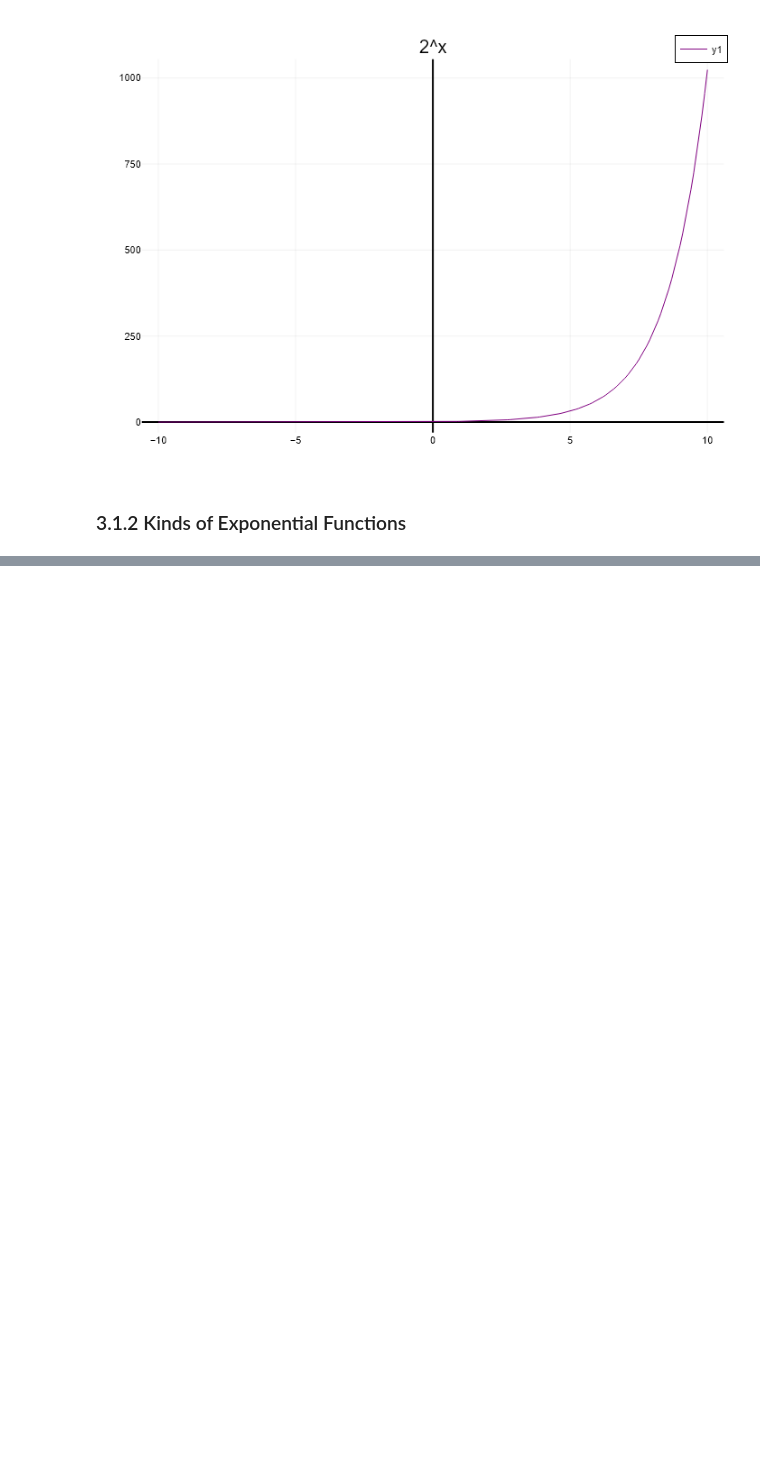
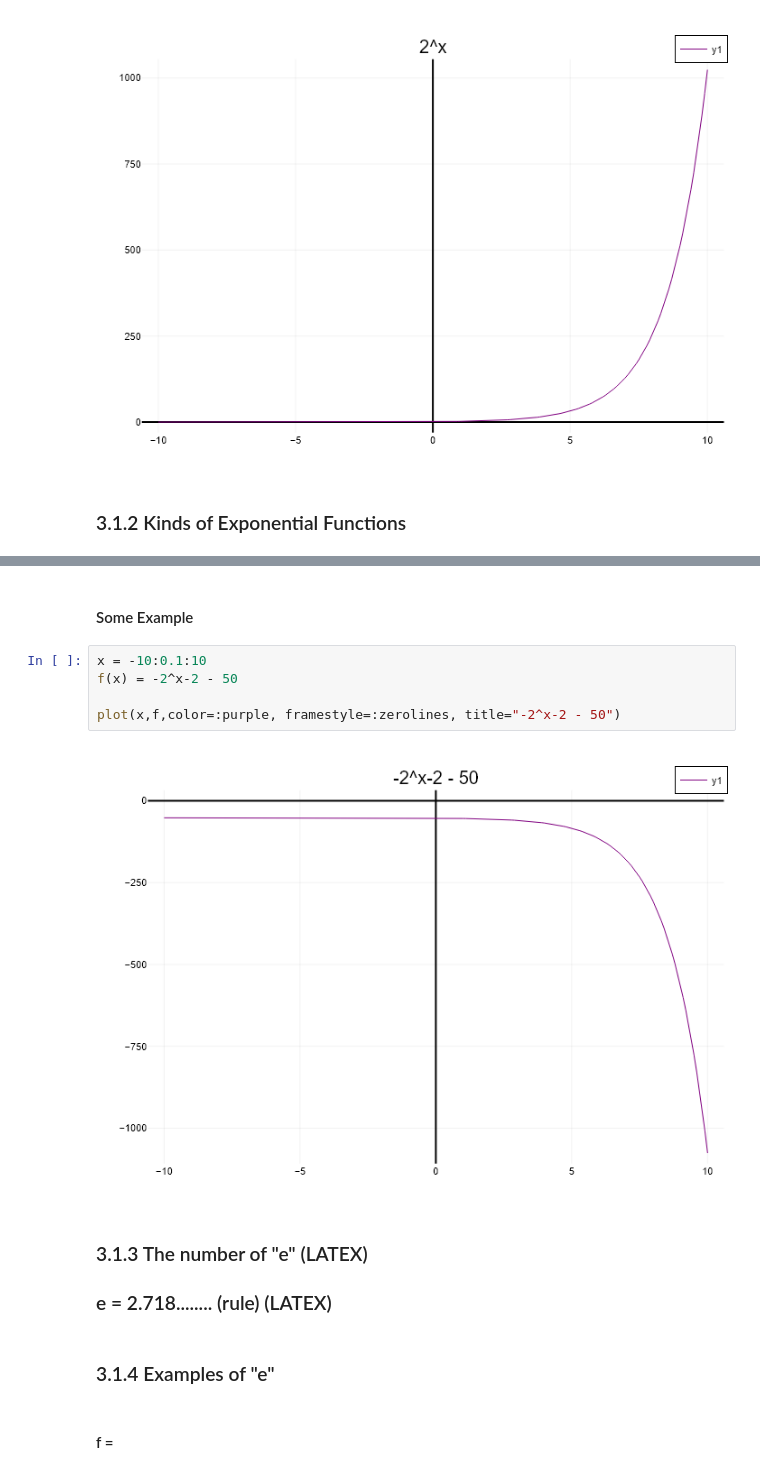
Before and after one commit to p-220w/Julia-Scientific-Modeling, a Jupyter notebook: 01_Mathematics/Module_03_Beta.ipynb, the cells around one changed output, grey strips where cells are left out. Saved outputs shown, nothing was run; the diff lists cells and outputs as text; blank space fills up the shorter version.

```diff
--- a/01_Mathematics/Module_03_Beta.ipynb
+++ b/01_Mathematics/Module_03_Beta.ipynb
@@ -37,0 +65,17 @@ plot(x,f,color=:purple, framestyle=:zerolines, title="2^x")
+# %% [markdown]
+#### Some Example
+# %%
+x = -10:0.1:10
+f(x) = -2^x-2 - 50
+
+plot(x,f,color=:purple, framestyle=:zerolines, title="-2^x-2 - 50")
+# %% [output]
+[figure, added]
+# %% [markdown]
+### 3.1.3 The number of "e" (LATEX)
+
+### e = 2.718........ (rule) (LATEX)
+# %% [markdown]
+### 3.1.4 Examples of "e"
+# %% [markdown]
+#### f =
```
Also changed, not shown: parts of 6 cells of this notebook.
